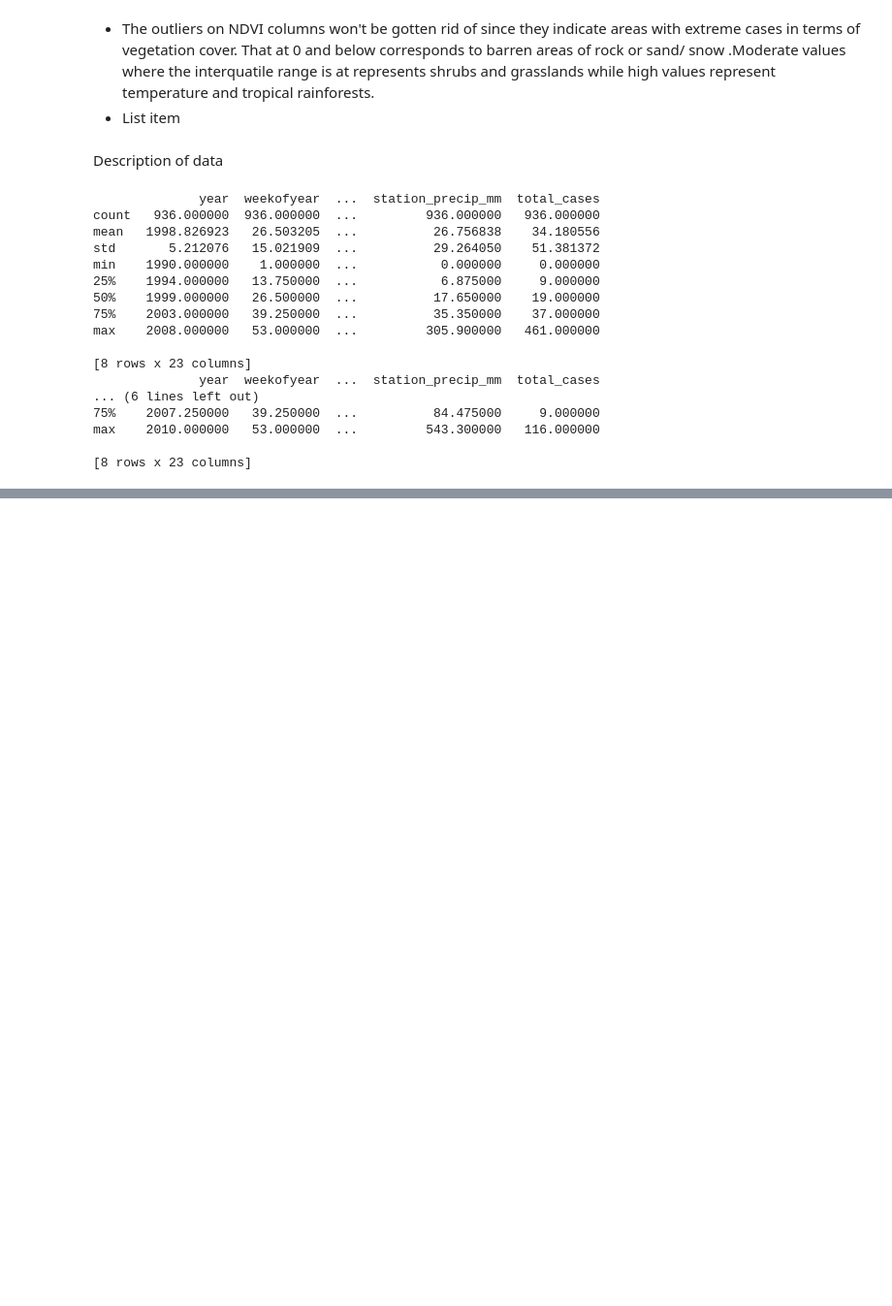
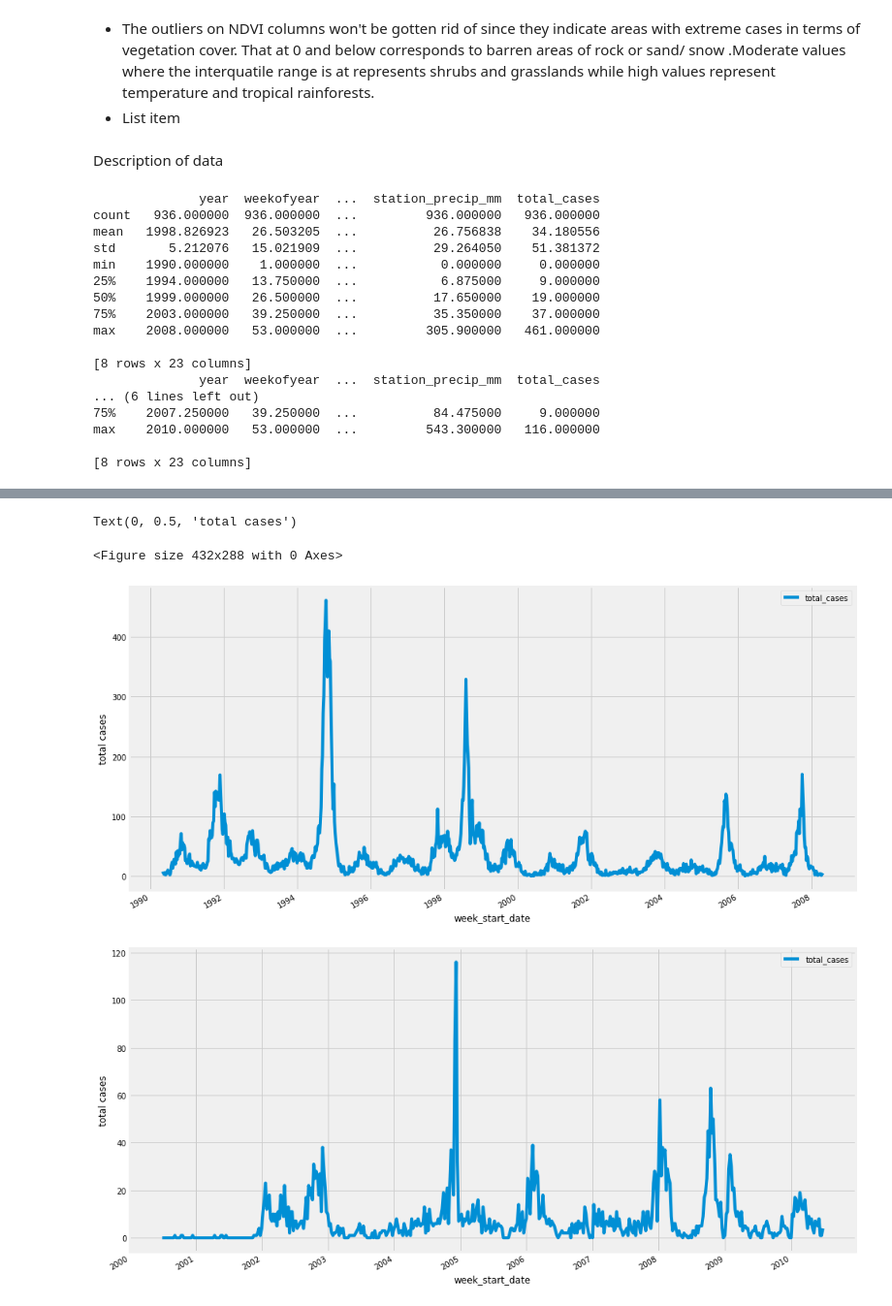
Before and after one commit to Mjcherono/Predicting-Disease-Spread, a Jupyter notebook: dengue.ipynb, the cells around one changed output, grey strips where cells are left out. Shown at 97% size. Drawn from its saved outputs; the diff is of its cells as text; code cells hidden in the pictures; blank space fills up the shorter version.

```diff
--- a/dengue.ipynb
+++ b/dengue.ipynb
@@ -455,0 +525,15 @@ sns.heatmap(data_corr2)
+# %%
+%matplotlib inline
+
+plt.figure()
+ax = sj[['week_start_date', 'total_cases']].plot('week_start_date', figsize=(15,8))
+#ax.set_index('week_start_date',inplace=True, drop=True)
+##ax.index = pd.to_datetime(ax.index)
+ax1 = iq[['week_start_date', 'total_cases']].plot('week_start_date', figsize=(15,8))
+ax.set_ylabel('total cases')
+ax1.set_ylabel('total cases')
+# %% [output]
+Text(0, 0.5, 'total cases')
+<Figure size 432x288 with 0 Axes>
+[figure, added]
+[figure, added]
```
Also changed, not shown: parts of 24 cells of this notebook.
